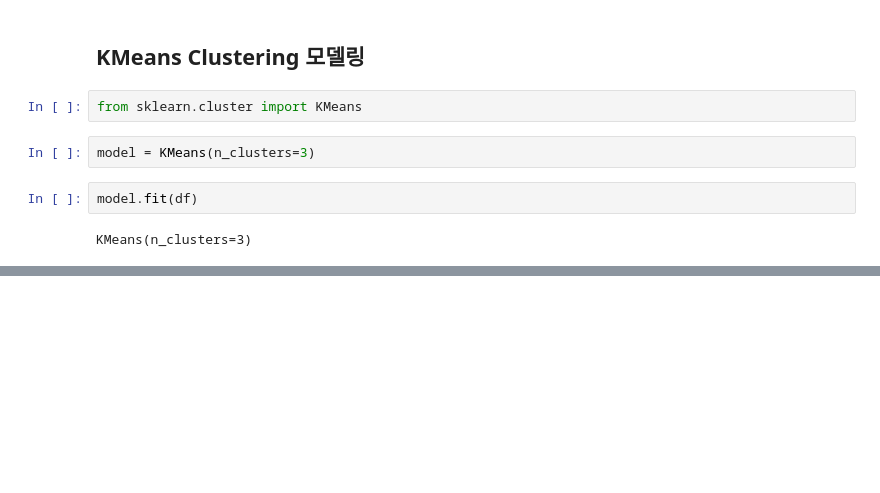
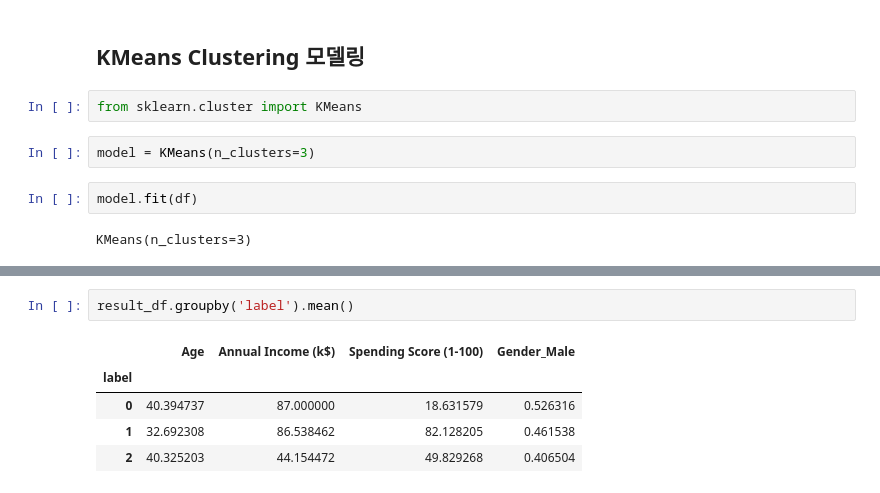
Before and after one commit to sngsuNoh/Ecommerce_Data, a Jupyter notebook: Customer_Classification.ipynb, the cells around one changed output, grey strips where cells are left out. Cells and saved outputs as stored; diff of their text form; blank space fills up the shorter version.

```diff
--- a/Customer_Classification.ipynb
+++ b/Customer_Classification.ipynb
@@ -95,0 +119,8 @@ array([2, 2, 0, 2, 2, 2, 0, 2, 0, 2, 0, 2, 0, 2, 0, 2, 2, 2, 0, 2, 2, 2,
+# %%
+result_df.groupby('label').mean()
+# %% [output]
+|  | Age | Annual Income (k$) | Spending Score (1-100) | Gender_Male |
+| label |  |  |  |  |
+| 0 | 40.394737 | 87.000000 | 18.631579 | 0.526316 |
+| 1 | 32.692308 | 86.538462 | 82.128205 | 0.461538 |
+| 2 | 40.325203 | 44.154472 | 49.829268 | 0.406504 |
```
Also changed, not shown: parts of 6 cells of this notebook.
